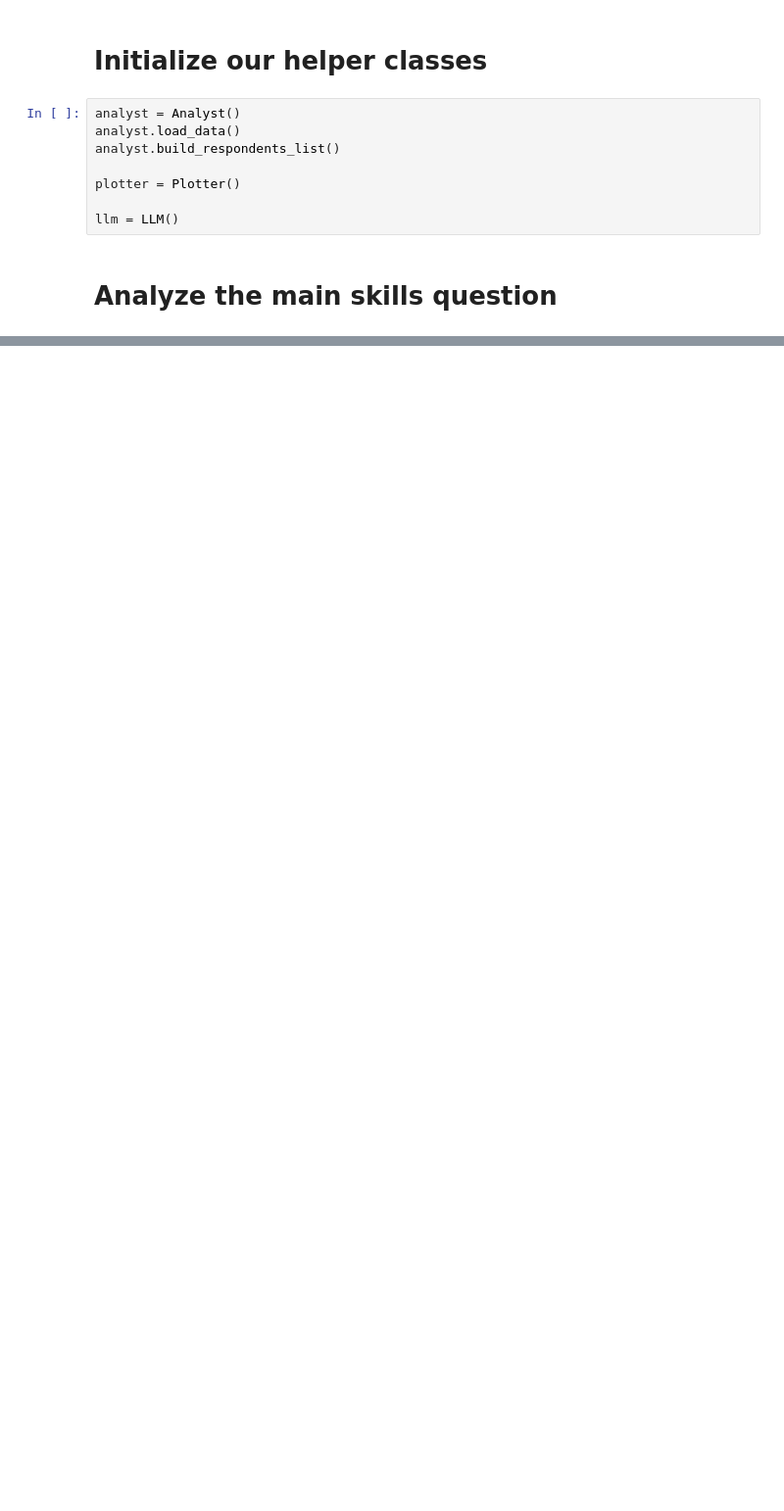
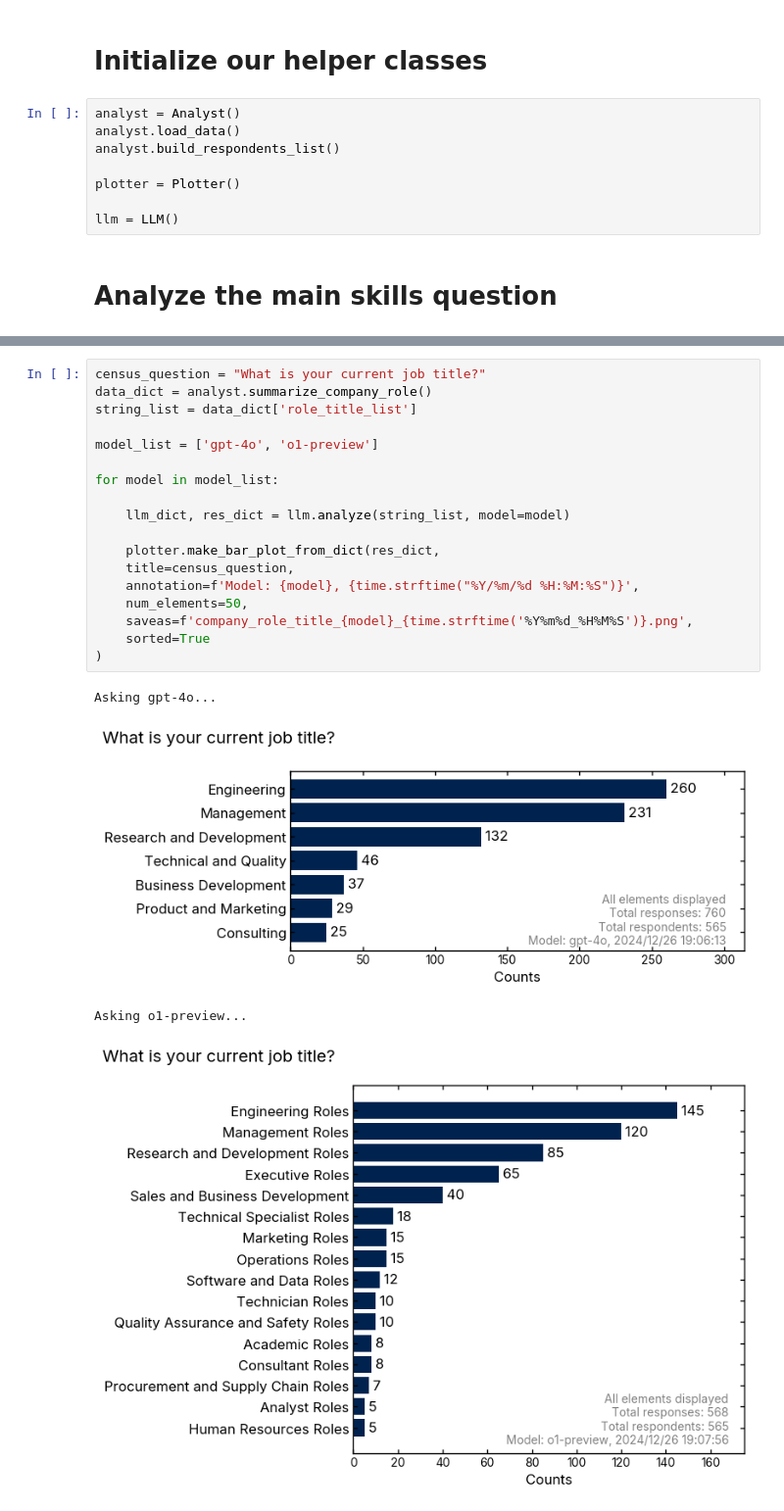
Before and after one commit to wengandrew/battery-talent-census, a Jupyter notebook: notebooks/explore_openai_api.ipynb, the cells around one changed output, grey strips where cells are left out. Shown at 98% size. Drawn from its saved outputs; the diff is of its cells as text; blank space fills up the shorter version.

```diff
--- a/notebooks/explore_openai_api.ipynb
+++ b/notebooks/explore_openai_api.ipynb
@@ -70,0 +56,23 @@ for model in model_list:
+# %%
+census_question = "What is your current job title?"
+data_dict = analyst.summarize_company_role()
+string_list = data_dict['role_title_list']
+
+model_list = ['gpt-4o', 'o1-preview']
+
+for model in model_list:
+
+    llm_dict, res_dict = llm.analyze(string_list, model=model)
+
+    plotter.make_bar_plot_from_dict(res_dict,
+    title=census_question,
+    annotation=f'Model: {model}, {time.strftime("%Y/%m/%d %H:%M:%S")}',
+    num_elements=50,
+    saveas=f'company_role_title_{model}_{time.strftime('%Y%m%d_%H%M%S')}.png',
+    sorted=True
+)
+# %% [output]
+Asking gpt-4o...
+[figure, added]
+Asking o1-preview...
+[figure, added]
```
Also changed, not shown: parts of 7 cells of this notebook, 16 other files.
